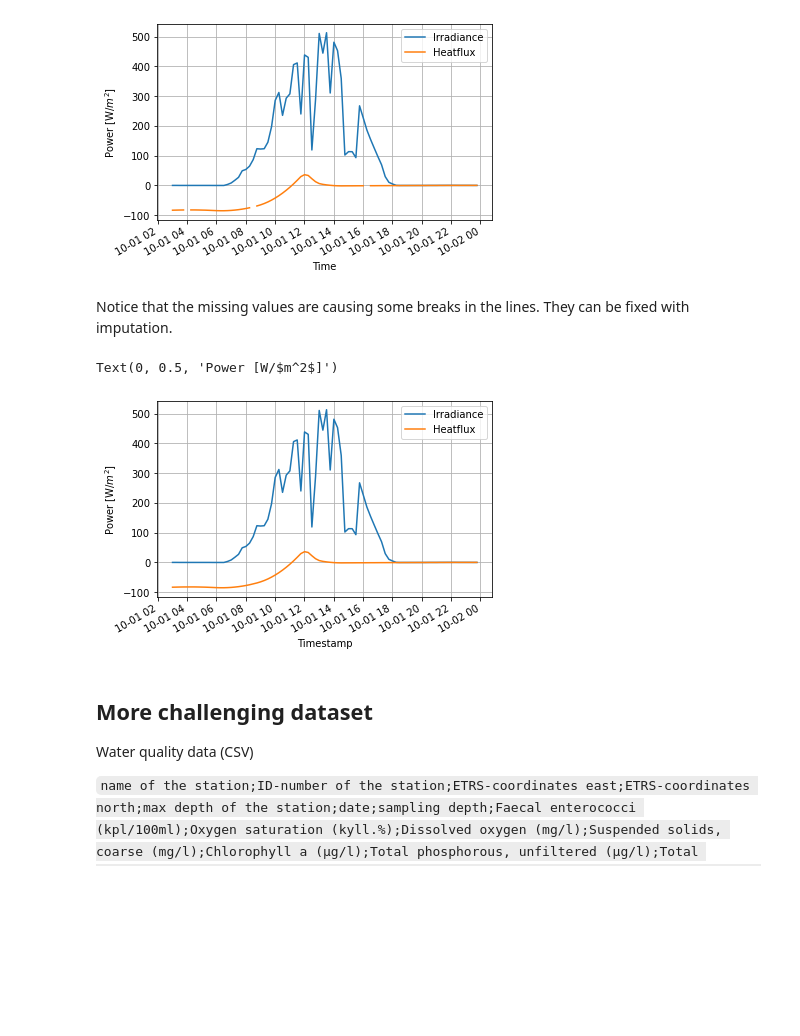
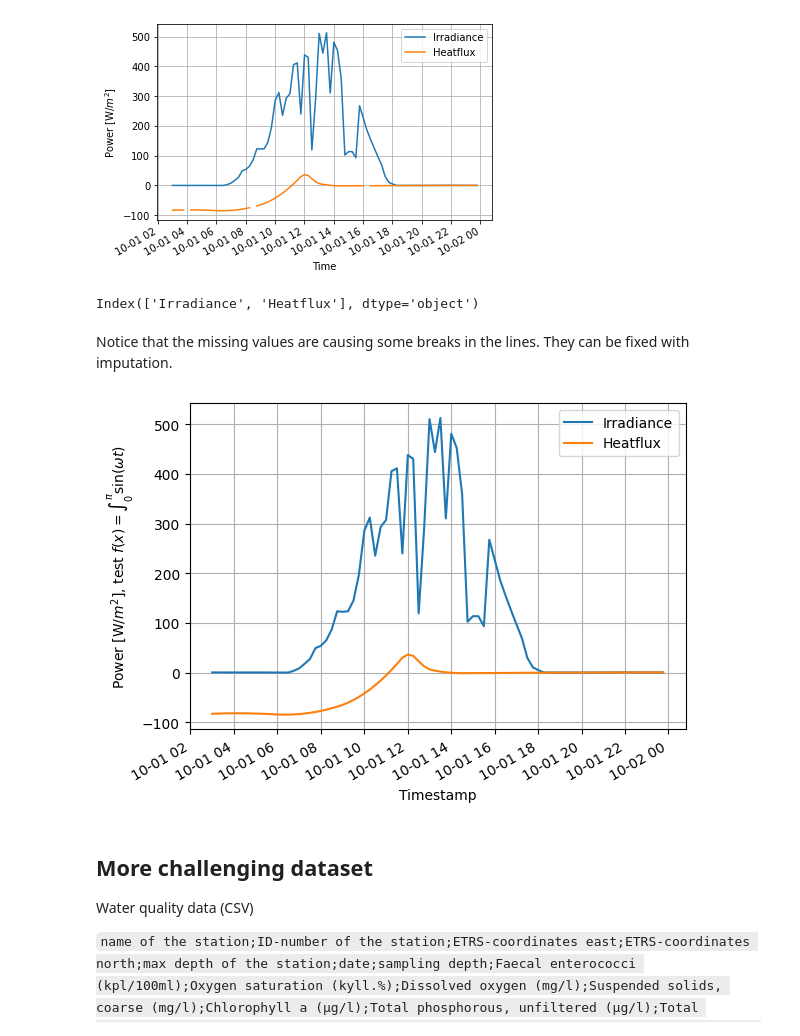
Before and after one commit to pevalisuo/AML, a Jupyter notebook: lectures/ReadingAndPlotting.ipynb, the cells around one changed output. Cells and saved outputs as stored; diff of their text form; code cells hidden in the pictures; blank space fills up the shorter version.

```diff
--- a/lectures/ReadingAndPlotting.ipynb
+++ b/lectures/ReadingAndPlotting.ipynb
@@ -311,16 +359,21 @@ ax.set_xlabel('Time')
 # %% [output]
 Text(0.5, 0, 'Time')
 [figure]
+# %%
+D.columns
+# %% [output]
+Index(['Irradiance', 'Heatflux'], dtype='object')
 # %% [markdown]
 Notice that the missing values are causing some breaks in the lines. They can be fixed with imputation.
 # %%
-ax=(D.loc['2014-10-01']).interpolate().plot()
+fig=(D.loc['2014-10-01']).interpolate().plot()
 #ax=(D.loc['2014-10-01']).dropna().plot()
-ax.grid()
-ax.set_ylabel('Power [W/$m^2$]')
+fig.grid()
+fig.set_ylabel('Power [W/$m^2$], test $f(x)=\int_{0}^\pi \sin(\omega t)$')
+plt.savefig('figure1.svg')
+plt.savefig('figure1.png')
 # %% [output]
-Text(0, 0.5, 'Power [W/$m^2$]')
-[figure, old version]
+[figure, new version]
 # %% [markdown]
 ## More challenging dataset
 
```
Also changed, not shown: parts of 9 cells of this notebook, 5 other files.
